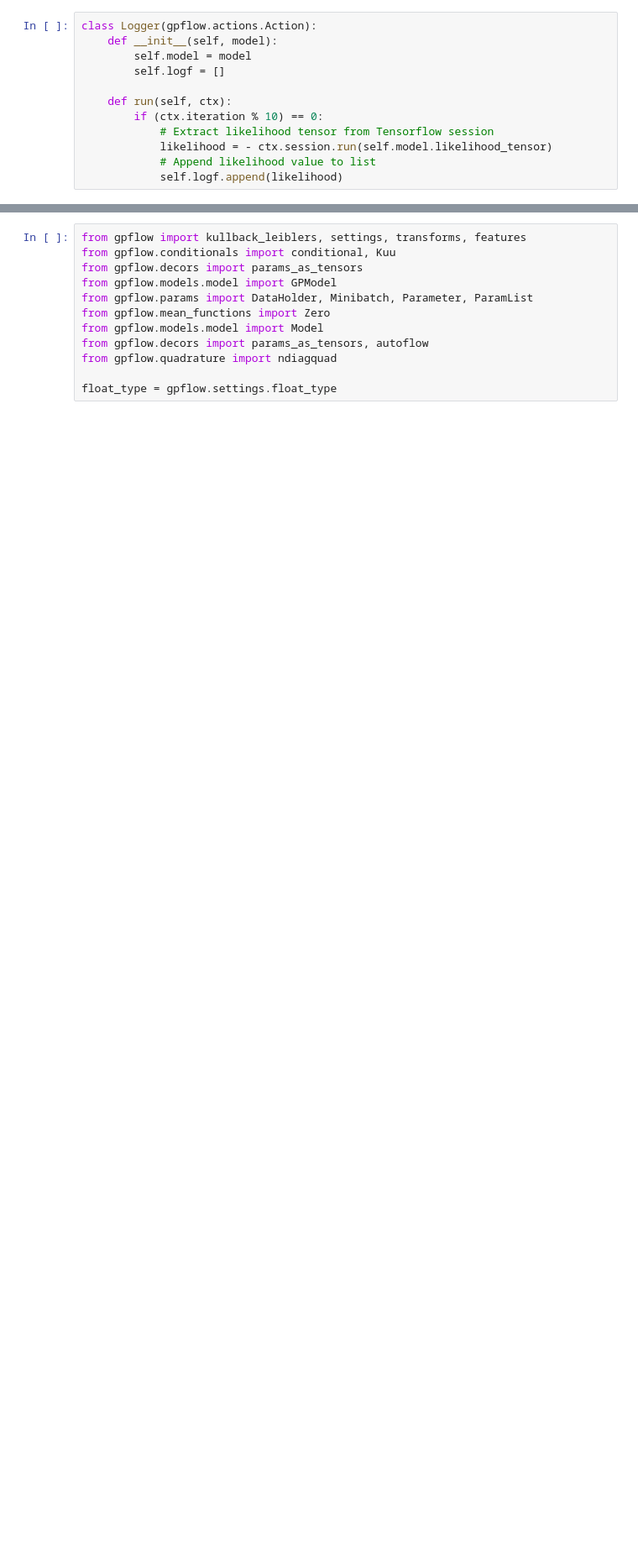
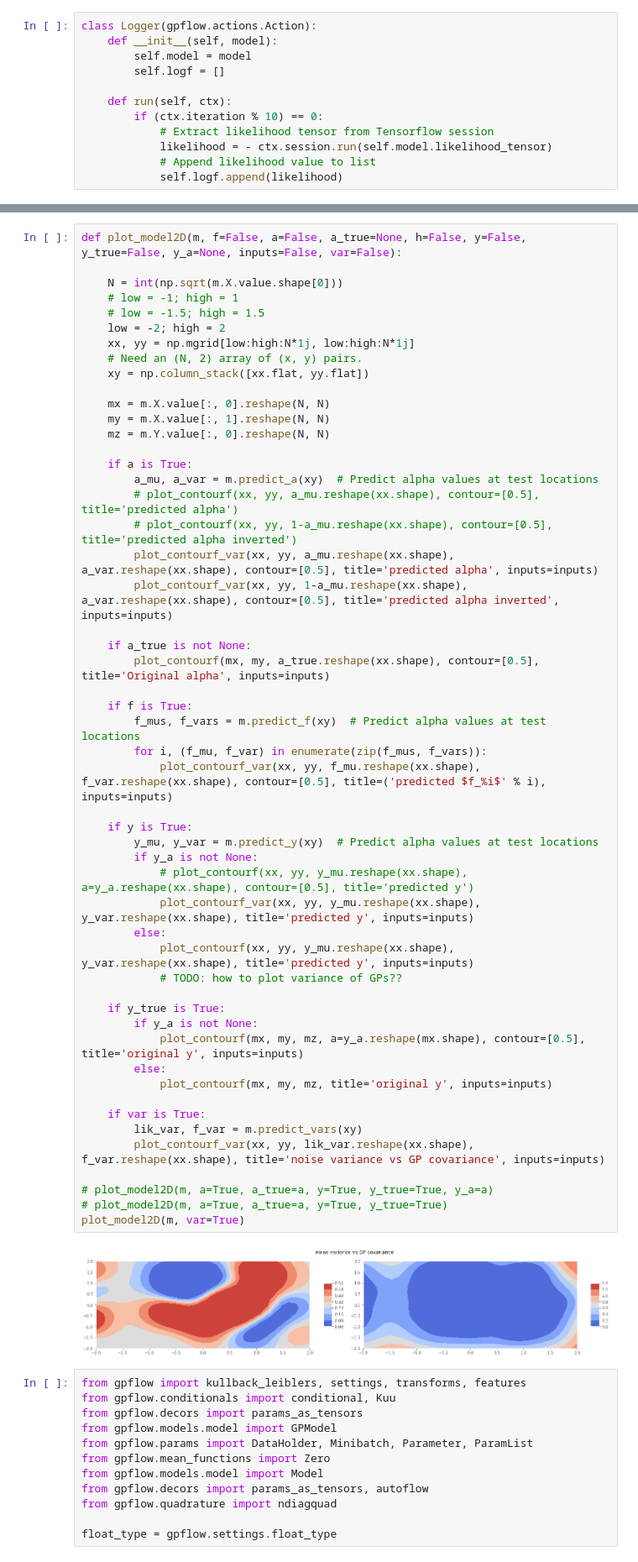
Before and after one commit to aidanscannell/trajectory-optimisation-in-learned-multimodal-dynamical-systems, a Jupyter notebook: notebooks/bi-modal-noise-svgp.ipynb, the cells around one changed output, grey strips where cells are left out. Shown at 84% size. Drawn from its saved outputs; the diff is of its cells as text; blank space fills up the shorter version.

```diff
--- a/notebooks/bi-modal-noise-svgp.ipynb
+++ b/notebooks/bi-modal-noise-svgp.ipynb
@@ -205,3 +148,57 @@ def plot_model(m,
+# %%
+def plot_model2D(m, f=False, a=False, a_true=None, h=False, y=False, y_true=False, y_a=None, inputs=False, var=False):
+
+    N = int(np.sqrt(m.X.value.shape[0]))
+    # low = -1; high = 1
+    # low = -1.5; high = 1.5
+    low = -2; high = 2
+    xx, yy = np.mgrid[low:high:N*1j, low:high:N*1j]
+    # Need an (N, 2) array of (x, y) pairs.
+    xy = np.column_stack([xx.flat, yy.flat])
+
+    mx = m.X.value[:, 0].reshape(N, N)
+    my = m.X.value[:, 1].reshape(N, N)
+    mz = m.Y.value[:, 0].reshape(N, N)
+
+    if a is True:
+        a_mu, a_var = m.predict_a(xy)  # Predict alpha values at test locations
+        # plot_contourf(xx, yy, a_mu.reshape(xx.shape), contour=[0.5], title='predicted alpha')
+        # plot_contourf(xx, yy, 1-a_mu.reshape(xx.shape), contour=[0.5], title='predicted alpha inverted')
+        plot_contourf_var(xx, yy, a_mu.reshape(xx.shape), a_var.reshape(xx.shape), contour=[0.5], title='predicted alpha', inputs=inputs)
+        plot_contourf_var(xx, yy, 1-a_mu.reshape(xx.shape), a_var.reshape(xx.shape), contour=[0.5], title='predicted alpha inverted', inputs=inputs)
+
+    if a_true is not None:
+        plot_contourf(mx, my, a_true.reshape(xx.shape), contour=[0.5], title='Original alpha', inputs=inputs)
+
+    if f is True:
+        f_mus, f_vars = m.predict_f(xy)  # Predict alpha values at test locations
+        for i, (f_mu, f_var) in enumerate(zip(f_mus, f_vars)):
+            plot_contourf_var(xx, yy, f_mu.reshape(xx.shape), f_var.reshape(xx.shape), contour=[0.5], title=('predicted $f_%i$' % i), inputs=inputs)
+
+    if y is True:
+        y_mu, y_var = m.predict_y(xy)  # Predict alpha values at test locations
+        if y_a is not None:
+            # plot_contourf(xx, yy, y_mu.reshape(xx.shape), a=y_a.reshape(xx.shape), contour=[0.5], title='predicted y')
+            plot_contourf_var(xx, yy, y_mu.reshape(xx.shape), y_var.reshape(xx.shape), title='predicted y', inputs=inputs)
+        else:
+            plot_contourf(xx, yy, y_mu.reshape(xx.shape), y_var.reshape(xx.shape), title='predicted y', inputs=inputs)
+            # TODO: how to plot variance of GPs??
+
+    if y_true is True:
+        if y_a is not None:
+            plot_contourf(mx, my, mz, a=y_a.reshape(mx.shape), contour=[0.5], title='original y', inputs=inputs)
+        else:
+            plot_contourf(mx, my, mz, title='original y', inputs=inputs)
+
+    if var is True:
+        lik_var, f_var = m.predict_vars(xy)
+        plot_contourf_var(xx, yy, lik_var.reshape(xx.shape), f_var.reshape(xx.shape), title='noise variance vs GP covariance', inputs=inputs)
+
+# plot_model2D(m, a=True, a_true=a, y=True, y_true=True, y_a=a)
+# plot_model2D(m, a=True, a_true=a, y=True, y_true=True)
+plot_model2D(m, var=True)
+# %% [output]
+[figure, added]
 # %%
 from gpflow import kullback_leiblers, settings, transforms, features
 from gpflow.conditionals import conditional, Kuu
```
Also changed, not shown: parts of 22 cells of this notebook.
